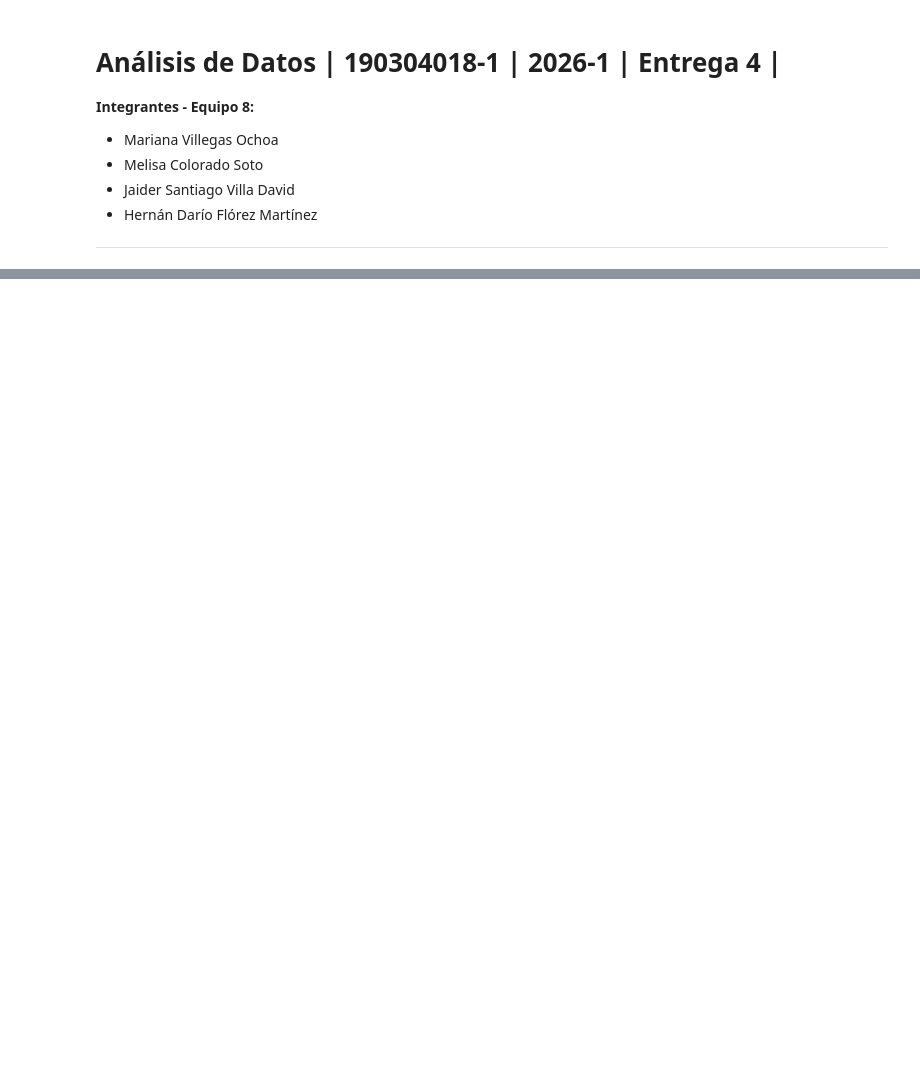
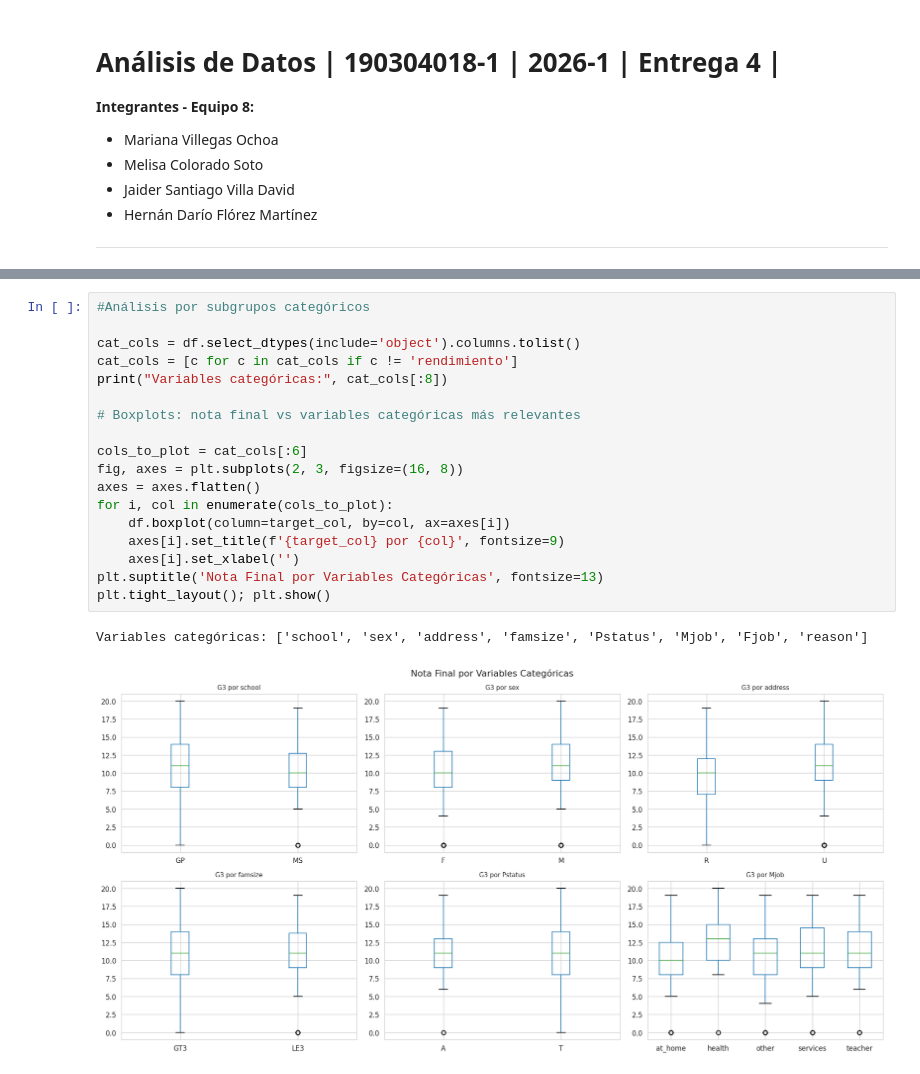
Before and after one commit to hdflorez/Entrega_4, a Jupyter notebook: Ej1_Student_Grade_Prediction.ipynb, the cells around one changed output, grey strips where cells are left out. Drawn from its saved outputs; the diff is of its cells as text; blank space fills up the shorter version.

```diff
--- a/Ej1_Student_Grade_Prediction.ipynb
+++ b/Ej1_Student_Grade_Prediction.ipynb
@@ -16,0 +237,21 @@ Recuperado de Kaggle: https://www.kaggle.com/datasets/dipam7/student-grade-predi
+# %%
+#Análisis por subgrupos categóricos
+
+cat_cols = df.select_dtypes(include='object').columns.tolist()
+cat_cols = [c for c in cat_cols if c != 'rendimiento']
+print("Variables categóricas:", cat_cols[:8])
+
+# Boxplots: nota final vs variables categóricas más relevantes
+
+cols_to_plot = cat_cols[:6]
+fig, axes = plt.subplots(2, 3, figsize=(16, 8))
+axes = axes.flatten()
+for i, col in enumerate(cols_to_plot):
+    df.boxplot(column=target_col, by=col, ax=axes[i])
+    axes[i].set_title(f'{target_col} por {col}', fontsize=9)
+    axes[i].set_xlabel('')
+plt.suptitle('Nota Final por Variables Categóricas', fontsize=13)
+plt.tight_layout(); plt.show()
+# %% [output]
+Variables categóricas: ['school', 'sex', 'address', 'famsize', 'Pstatus', 'Mjob', 'Fjob', 'reason']
+[figure, added]
```
Also changed, not shown: parts of 20 cells of this notebook.
